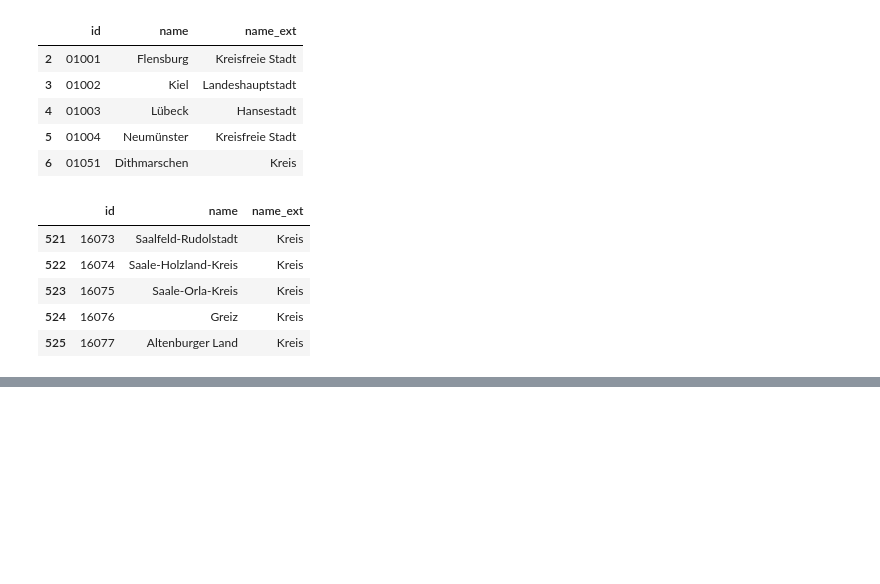
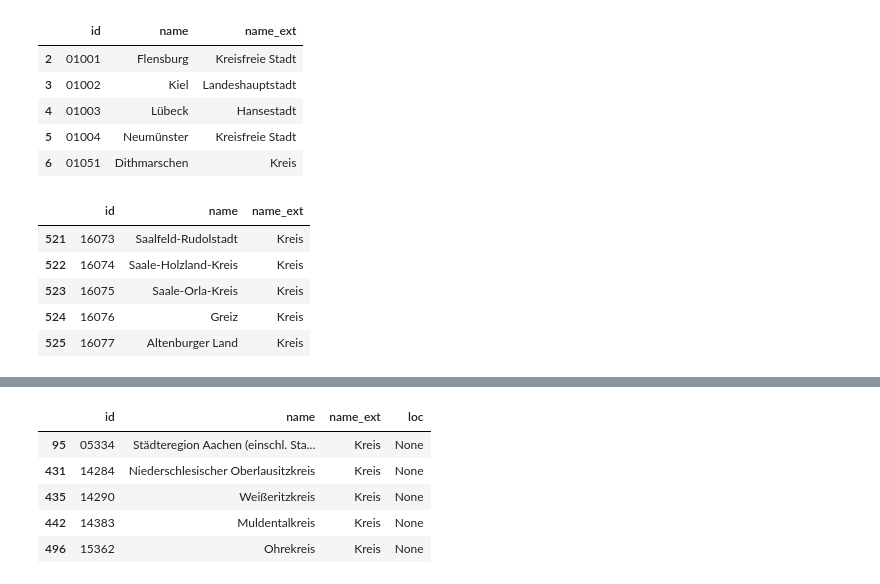
Before and after one commit to datenguide/datenguide-backend, a Jupyter notebook: build-base-data.ipynb, the cells around one changed output, grey strips where cells are left out. Saved outputs shown, nothing was run; the diff lists cells and outputs as text; code cells hidden in the pictures; blank space fills up the shorter version.

```diff
--- a/build-base-data.ipynb
+++ b/build-base-data.ipynb
@@ -53,0 +119,9 @@ df.tail()
+# %%
+df[pd.isnull(df['loc'])]
+# %% [output]
+|  | id | name | name_ext | loc |
+| 95 | 05334 | Städteregion Aachen (einschl. Sta... | Kreis | None |
+| 431 | 14284 | Niederschlesischer Oberlausitzkreis | Kreis | None |
+| 435 | 14290 | Weißeritzkreis | Kreis | None |
+| 442 | 14383 | Muldentalkreis | Kreis | None |
+| 496 | 15362 | Ohrekreis | Kreis | None |
```
Also changed, not shown: parts of 12 cells of this notebook, 1 other file.
